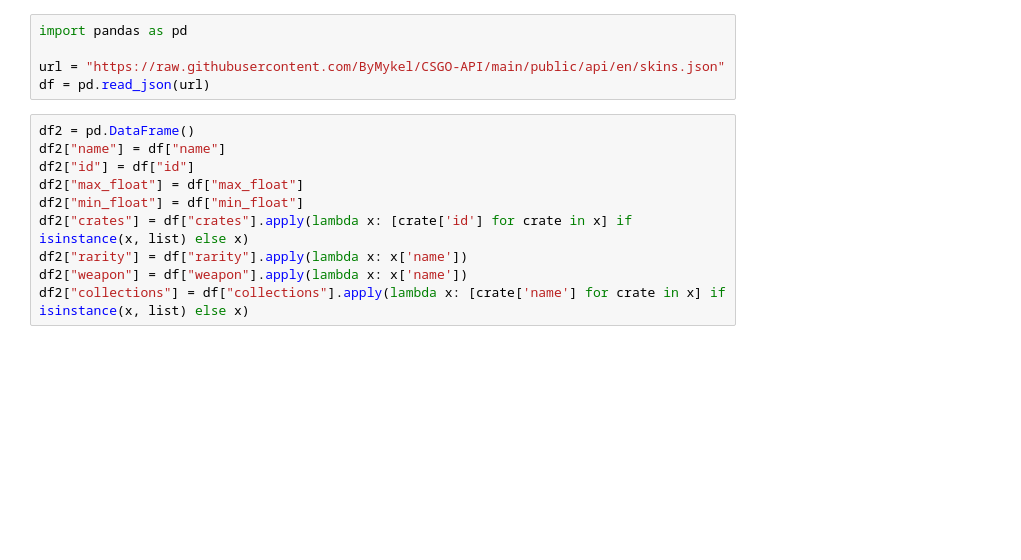
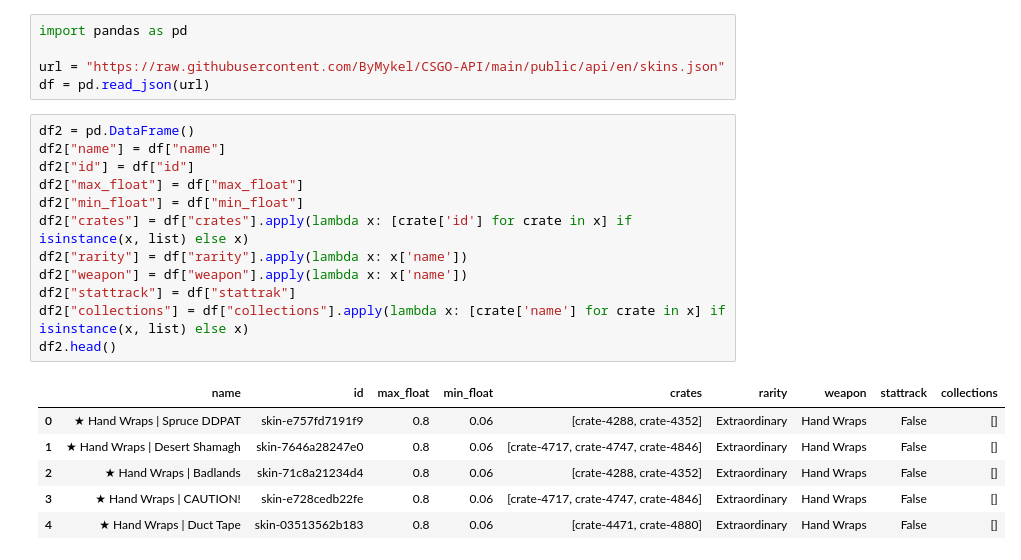
Before and after one commit to AlexHagood/vigilant-fishstick, a Jupyter notebook: scrape.ipynb, the cells around one changed output. Drawn from its saved outputs; the diff is of its cells as text; blank space fills up the shorter version.

```diff
--- a/scrape.ipynb
+++ b/scrape.ipynb
@@ -6,10 +6,19 @@ df = pd.read_json(url)
 # %%
 df2 = pd.DataFrame()
 df2["name"] = df["name"]
 df2["id"] = df["id"]
 df2["max_float"] = df["max_float"]
 df2["min_float"] = df["min_float"]
 df2["crates"] = df["crates"].apply(lambda x: [crate['id'] for crate in x] if isinstance(x, list) else x)
 df2["rarity"] = df["rarity"].apply(lambda x: x['name'])
 df2["weapon"] = df["weapon"].apply(lambda x: x['name'])
+df2["stattrack"] = df["stattrak"]
 df2["collections"] = df["collections"].apply(lambda x: [crate['name'] for crate in x] if isinstance(x, list) else x)
+df2.head()
+# %% [output]
+|  | name | id | max_float | min_float | crates | rarity | weapon | stattrack | collections |
+| 0 | ★ Hand Wraps | Spruce DDPAT | skin-e757fd7191f9 | 0.8 | 0.06 | [crate-4288, crate-4352] | Extraordinary | Hand Wraps | False | [] |
+| 1 | ★ Hand Wraps | Desert Shamagh | skin-7646a28247e0 | 0.8 | 0.06 | [crate-4717, crate-4747, crate-4846] | Extraordinary | Hand Wraps | False | [] |
+| 2 | ★ Hand Wraps | Badlands | skin-71c8a21234d4 | 0.8 | 0.06 | [crate-4288, crate-4352] | Extraordinary | Hand Wraps | False | [] |
+| 3 | ★ Hand Wraps | CAUTION! | skin-e728cedb22fe | 0.8 | 0.06 | [crate-4717, crate-4747, crate-4846] | Extraordinary | Hand Wraps | False | [] |
+| 4 | ★ Hand Wraps | Duct Tape | skin-03513562b183 | 0.8 | 0.06 | [crate-4471, crate-4880] | Extraordinary | Hand Wraps | False | [] |
```
Also changed, not shown: parts of 5 cells of this notebook, 1 other file.
